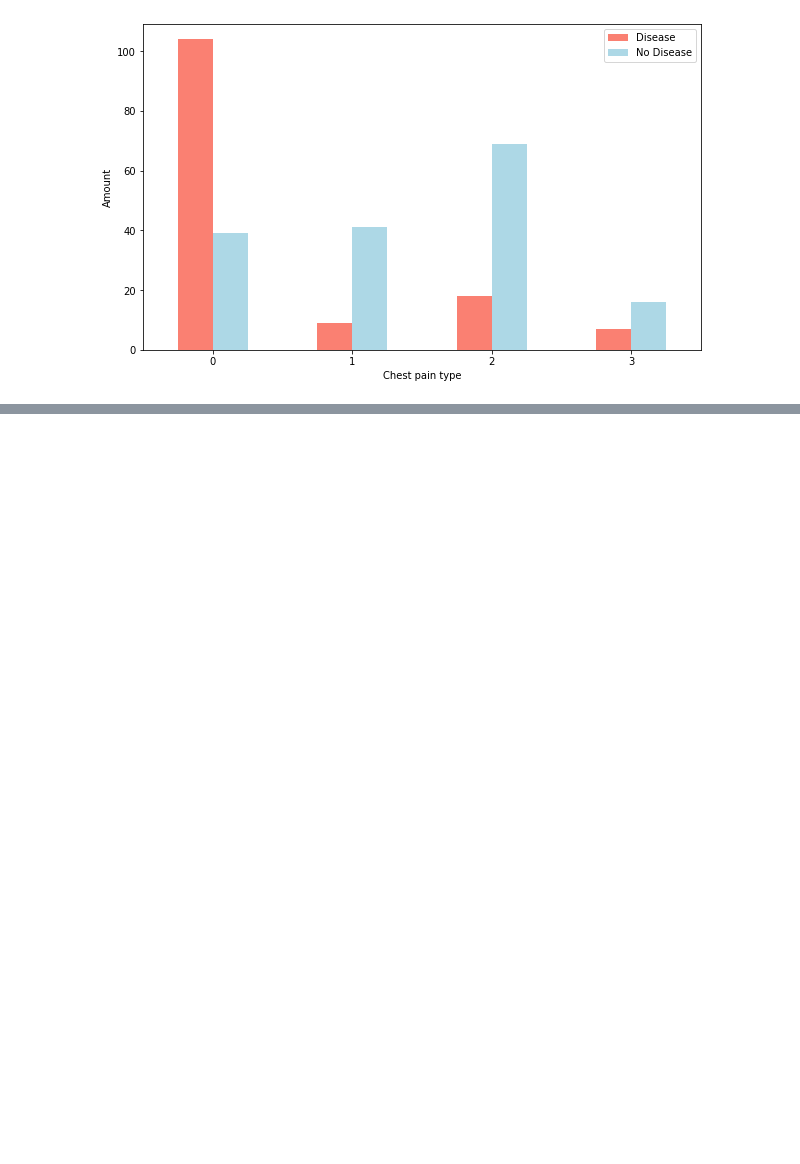
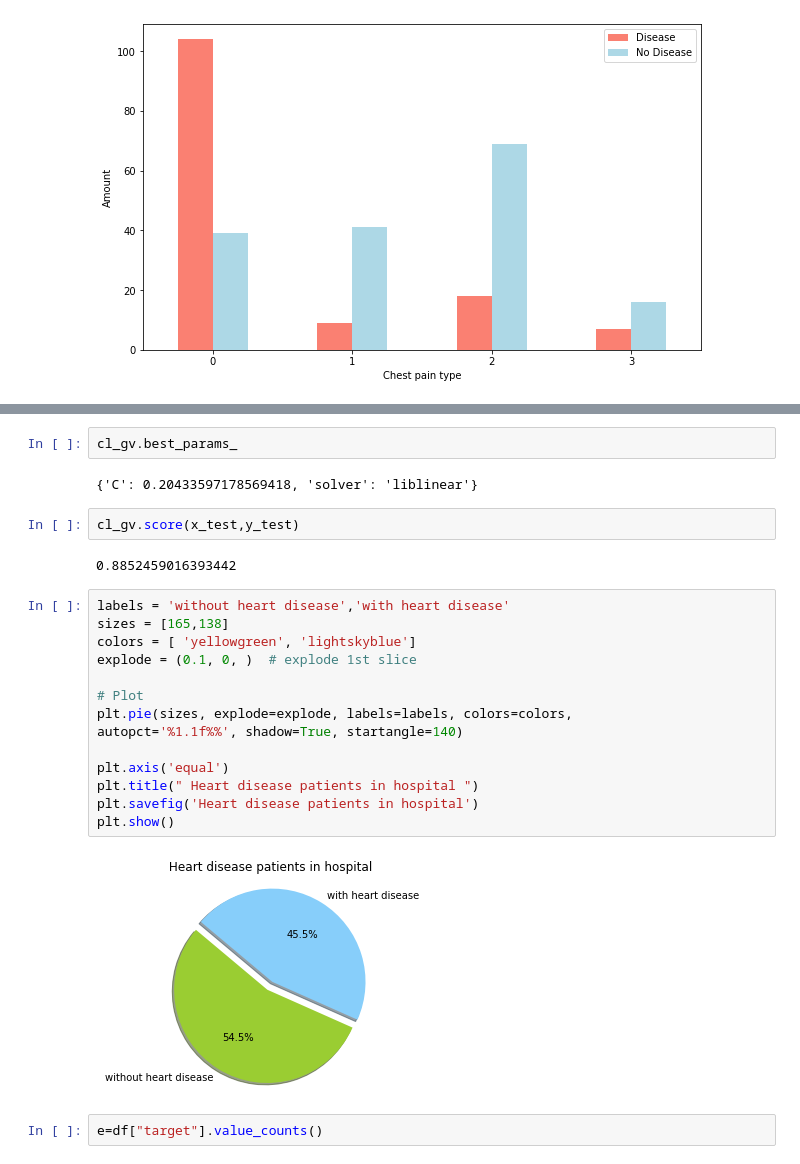
Before and after one commit to Naveen112001/Ml-Project, a Jupyter notebook: Project heart disease/Heart disease target Prediction.ipynb, the cells around one changed output, grey strips where cells are left out. Saved outputs shown, nothing was run; the diff lists cells and outputs as text; blank space fills up the shorter version.

```diff
--- a/Project heart disease/Heart disease target Prediction.ipynb
+++ b/Project heart disease/Heart disease target Prediction.ipynb
@@ -231,0 +508,26 @@ plt.xticks(rotation=0);
+# %%
+cl_gv.best_params_
+# %% [output]
+{'C': 0.20433597178569418, 'solver': 'liblinear'}
+# %%
+cl_gv.score(x_test,y_test)
+# %% [output]
+0.8852459016393442
+# %%
+labels = 'without heart disease','with heart disease'
+sizes = [165,138]
+colors = [ 'yellowgreen', 'lightskyblue']
+explode = (0.1, 0, )  # explode 1st slice
+
+# Plot
+plt.pie(sizes, explode=explode, labels=labels, colors=colors,
+autopct='%1.1f%%', shadow=True, startangle=140)
+
+plt.axis('equal')
+plt.title(" Heart disease patients in hospital ")
+plt.savefig('Heart disease patients in hospital')
+plt.show()
+# %% [output]
+[figure, added]
+# %%
+e=df["target"].value_counts()
```
Also changed, not shown: parts of 65 cells of this notebook, 4 other files.
